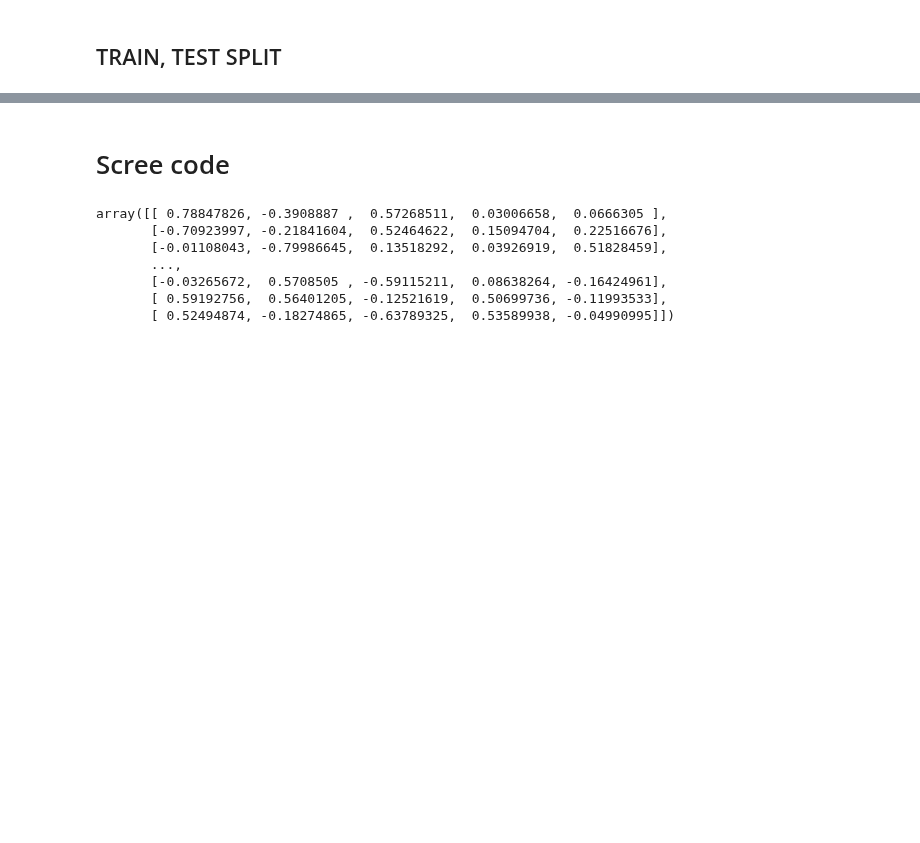
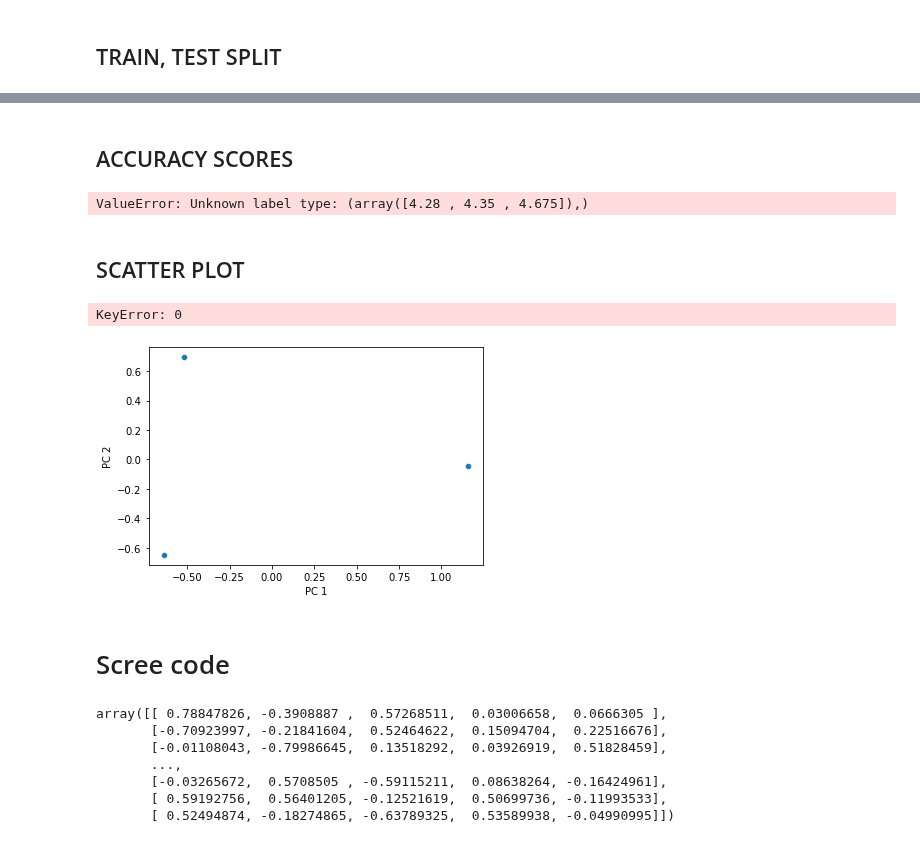
Before and after one commit to hujingc/umsi_loc_anc, a Jupyter notebook: Starting_PCA_Model.ipynb, the cells around one changed output, grey strips where cells are left out. Cells and saved outputs as stored; diff of their text form; code cells hidden in the pictures; blank space fills up the shorter version.

```diff
--- a/Starting_PCA_Model.ipynb
+++ b/Starting_PCA_Model.ipynb
@@ -27,5 +27,5 @@ initData.head()
 | 3 | 3 | 25.879 | 21.3200 | 0.044734 | 0.057662 | 2015.6 | 5.165 | 29.5 | 91.2 | ... |
 | 4 | 4 | 14.901 | 16.1320 | 0.047622 | 0.036076 | 1798.6 | 6.405 | 76.8 | 161.6 | ... |
 # %%
-initData[initData.isnull().any(axis=1)].head()
-initData.drop(columns = ['youngsMod', 'Unnamed: 0'])
+initData = initData[initData.isnull().any(axis=1)].head()
+initData = initData.drop(columns = ['youngsMod', 'Unnamed: 0'])
@@ -67,7 +72,7 @@ pipeline = Pipeline([
 # %%
 from sklearn.model_selection import train_test_split
 # "target" contains the column name of the classification labels
-target = "sec_Mn"
+target = "ph"
 
 X = initData.drop(target,1)
 y = initData[target]
@@ -88,0 +97,2 @@ array([0.26100299, 0.23301465, 0.15737431])
+# %% [markdown]
+## ACCURACY SCORES
@@ -89,3 +102,28 @@ array([0.26100299, 0.23301465, 0.15737431])
+# %%
+#doesn't work
+from sklearn.naive_bayes import GaussianNB
+
+model = GaussianNB()
+model.fit(X_train, y_train)
+# make predictions for test data
+y_pred = model.predict(X_test)
+predictions = y_pred #[round(value) for value in y_pred]
+# %% [output]
+ValueError: Unknown label type: (array([4.28 , 4.35 , 4.675]),)
+# %% [markdown]
+## SCATTER PLOT
+# %%
+def labelled_scatterplot(data=None,x=None,y=None,labs=None):
+    p1 = sns.scatterplot(data=data,x=x,y=y)
+    for line in range(0,data.shape[0]):
+        p1.text(data[x][line]+0.01, data[y][line],
+                data[labs][line], horizontalalignment='left',
+                size='medium', color='black')
+# %%
+labelled_scatterplot(data=pca_df2,x='PC 1',y='PC 2', labs=pca_df2.columns)
+# %% [output]
+KeyError: 0
+[figure, added]
 # %% [markdown]
 # Scree code
 # %%
```
Also changed, not shown: parts of 8 cells of this notebook.
